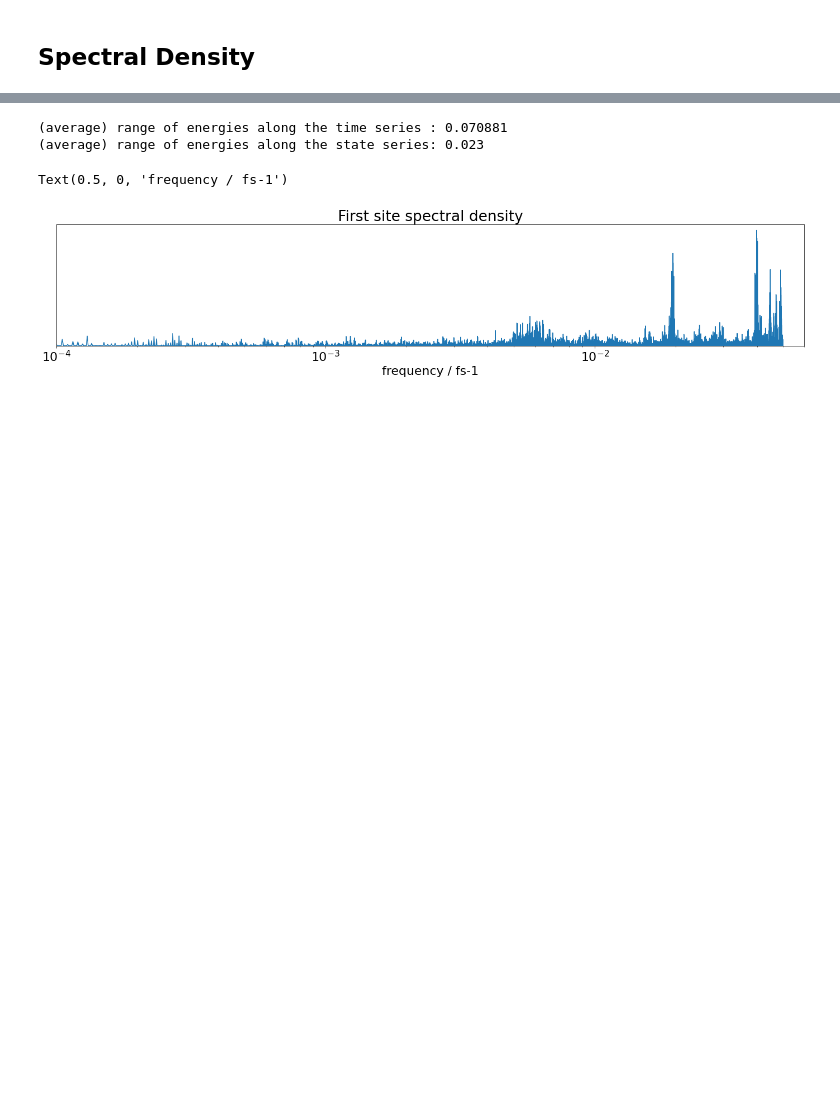
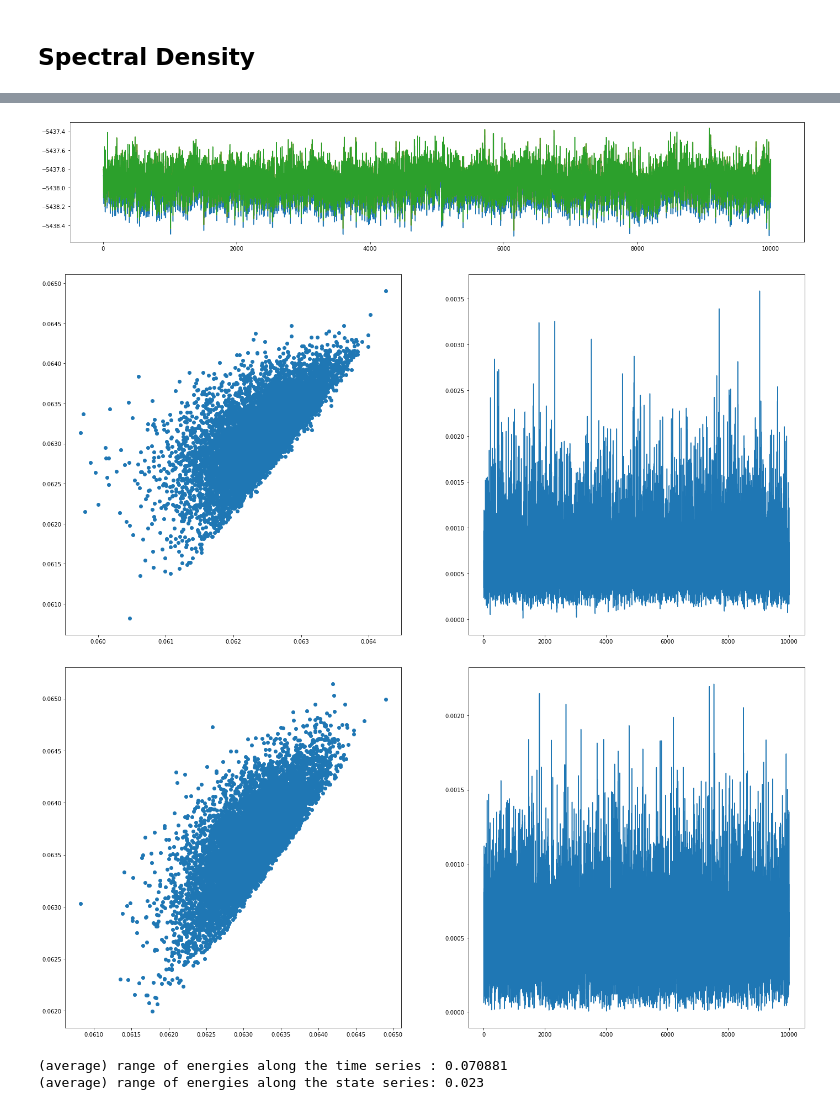
Before and after one commit to Oliver-Feighan/SpectralDensity, a Jupyter notebook: notebooks/chl_xtb.ipynb, the cells around one changed output, grey strips where cells are left out. Cells and saved outputs as stored; diff of their text form; code cells hidden in the pictures; blank space fills up the shorter version.

```diff
--- a/notebooks/chl_xtb.ipynb
+++ b/notebooks/chl_xtb.ipynb
@@ -140 +128,31 @@ Text(0.5, 0, 'frequency / fs-1')
+# %%
+fig, ax = plt.subplots()
+
+site_energies = partition_energy.read_splits("transition_energies", (1000, 27), "100ps_10fs")
+
+ax.plot(states[:,0])
+ax.plot(states[:,1])
+ax.plot(states[:,2])
+
+fig.set_size_inches(24, 4)
+
+
+fig, ax = plt.subplots(1, 2)
+
+ax[0].scatter(states[:,1]-states[:,0], states[:,2]-states[:,0])
+ax[1].plot((states[:,2]-states[:,0]) - (states[:,1]-states[:,0]))
+
+fig.set_size_inches(24, 12)
+
+
+fig, ax = plt.subplots(1, 2)
+
+ax[0].scatter(exciton_energies[:, 1], exciton_energies[:, 2])
+ax[1].plot(exciton_energies[:, 2] - exciton_energies[:, 1])
+
+fig.set_size_inches(24, 12)
+# %% [output]
+[figure, added]
+[figure, added]
+[figure, added]
 # %%
@@ -151,30 +169,3 @@ print(f"""
 # %% [output]
 (average) range of energies along the time series : 0.070881
 (average) range of energies along the state series: 0.023
-# %%
-site_energies = read_splits("transition_energies", 27)
-
-def spectrum_site_energy(energies, ax, i):
-    energy_rel = energies[i] - np.mean(energies[i])
-    autocorr, spectrum, spectrum_normal_domain = analysis.spectrum_and_domain(energy_rel, 10)
-
-    ax.plot(first_half(spectrum_normal_domain), first_half(np.abs(spectrum)))
-
-
-fig, ax = plt.subplots()
-
-spectrum_site_energy(site_energies, ax, 0)
-#spectrum_eigenstate(all_data, ax, 0)
-
-ax.set_ylim(0, )
-ax.set_xlim(1e-4, 6e-2)
-ax.set_xscale('log')
-
-ax.set_yticks([])
-fig.set_size_inches(24, 4)
-
-ax.set_title("First site spectral density")
-ax.set_xlabel("frequency / fs-1")
-# %% [output]
-Text(0.5, 0, 'frequency / fs-1')
-[figure, removed]
```
Also changed, not shown: parts of 19 cells of this notebook, 3 other files.
